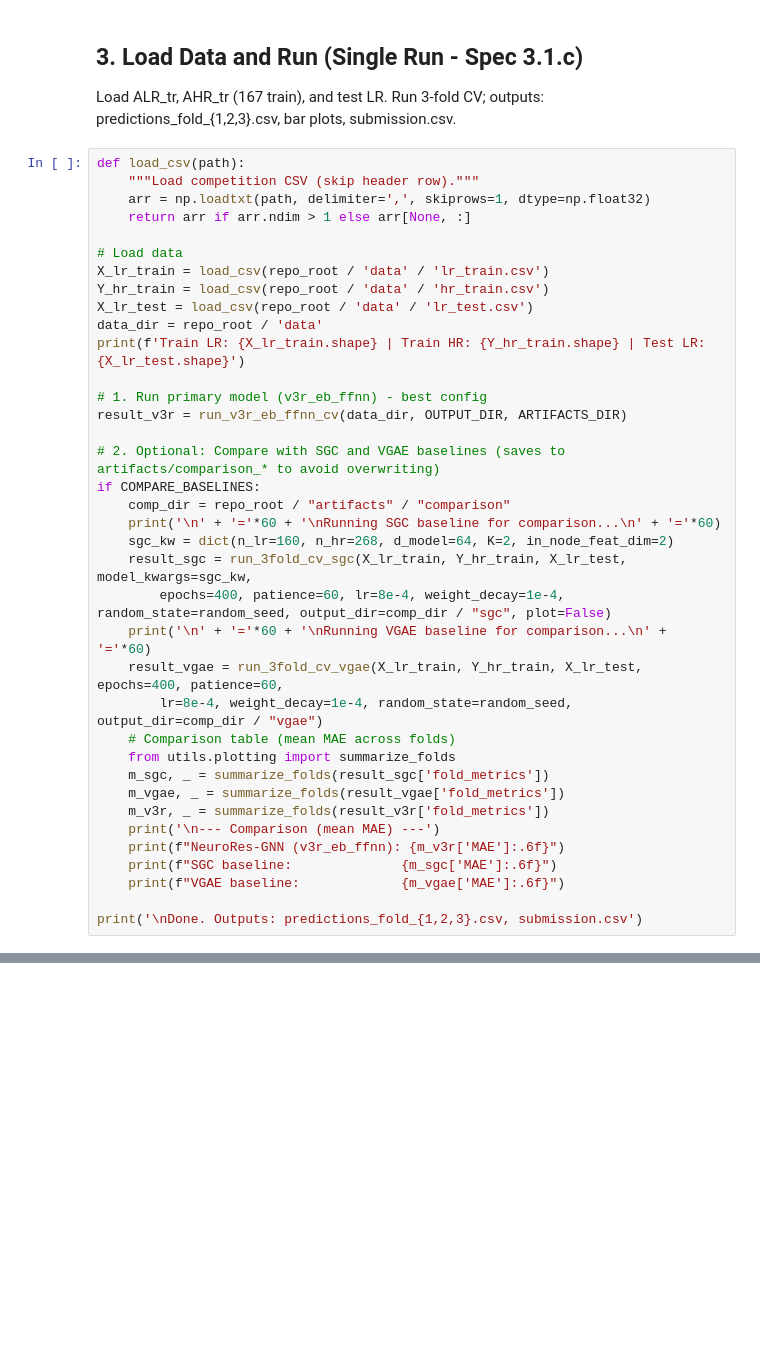
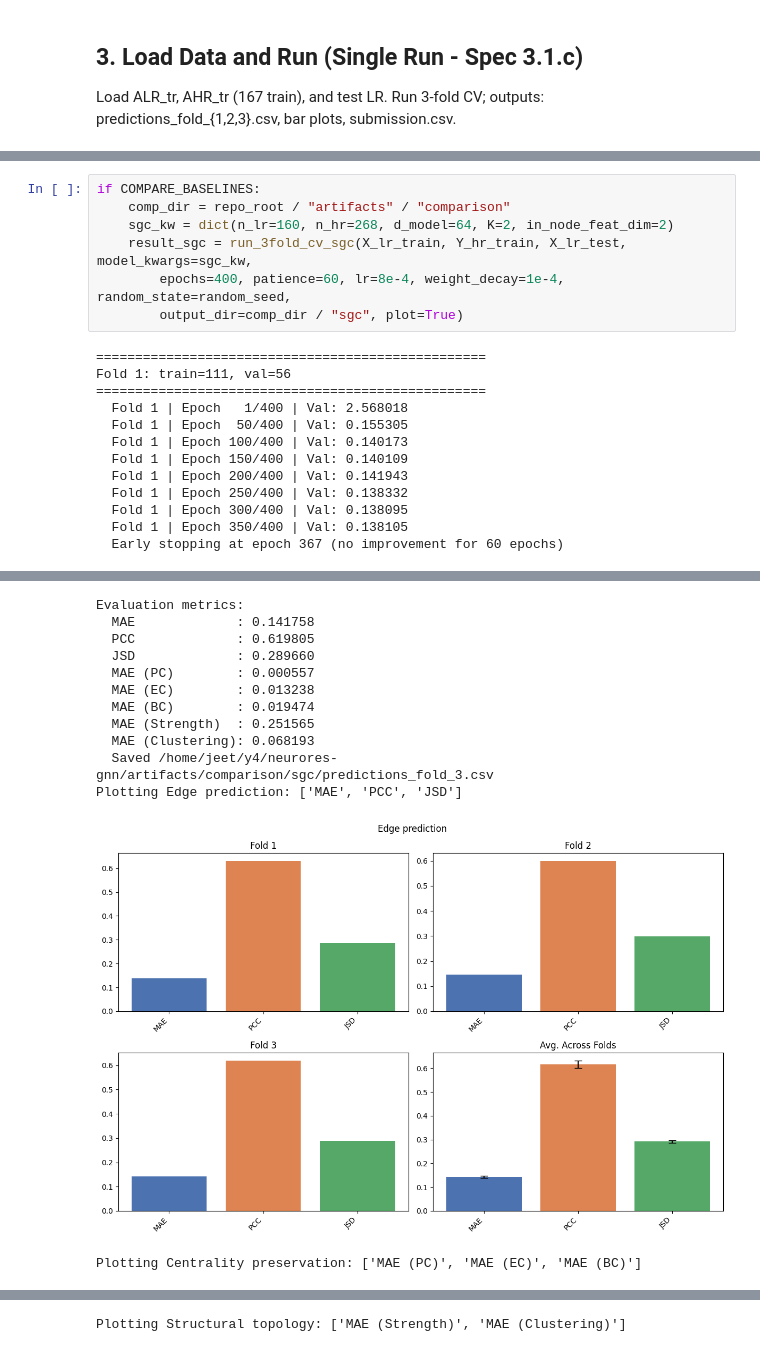
Before and after one commit to SowrCrem/neurores-gnn, a Jupyter notebook: notebooks/main.ipynb, the cells around one changed output, grey strips where cells are left out. Cells and saved outputs as stored; diff of their text form; blank space fills up the shorter version.

```diff
--- a/notebooks/main.ipynb
+++ b/notebooks/main.ipynb
@@ -347,40 +351,3 @@ def run_3fold_cv_vgae(X_lr_train, Y_hr_train, X_lr_test, n_lr=160, n_hr=268, epo
 ## 3. Load Data and Run (Single Run - Spec 3.1.c)
 
 Load ALR_tr, AHR_tr (167 train), and test LR. Run 3-fold CV; outputs: predictions_fold_{1,2,3}.csv, bar plots, submission.csv.
-# %%
-def load_csv(path):
-    """Load competition CSV (skip header row)."""
-    arr = np.loadtxt(path, delimiter=',', skiprows=1, dtype=np.float32)
-    return arr if arr.ndim > 1 else arr[None, :]
-
-# Load data
-X_lr_train = load_csv(repo_root / 'data' / 'lr_train.csv')
-Y_hr_train = load_csv(repo_root / 'data' / 'hr_train.csv')
-X_lr_test = load_csv(repo_root / 'data' / 'lr_test.csv')
-data_dir = repo_root / 'data'
-print(f'Train LR: {X_lr_train.shape} | Train HR: {Y_hr_train.shape} | Test LR: {X_lr_test.shape}')
-
-# 1. Run primary model (v3r_eb_ffnn) - best config
-result_v3r = run_v3r_eb_ffnn_cv(data_dir, OUTPUT_DIR, ARTIFACTS_DIR)
-
-# 2. Optional: Compare with SGC and VGAE baselines (saves to artifacts/comparison_* to avoid overwriting)
-if COMPARE_BASELINES:
-    comp_dir = repo_root / "artifacts" / "comparison"
-    print('\n' + '='*60 + '\nRunning SGC baseline for comparison...\n' + '='*60)
-    sgc_kw = dict(n_lr=160, n_hr=268, d_model=64, K=2, in_node_feat_dim=2)
-    result_sgc = run_3fold_cv_sgc(X_lr_train, Y_hr_train, X_lr_test, model_kwargs=sgc_kw,
-        epochs=400, patience=60, lr=8e-4, weight_decay=1e-4, random_state=random_seed, output_dir=comp_dir / "sgc", plot=False)
-    print('\n' + '='*60 + '\nRunning VGAE baseline for comparison...\n' + '='*60)
-    result_vgae = run_3fold_cv_vgae(X_lr_train, Y_hr_train, X_lr_test, epochs=400, patience=60,
-        lr=8e-4, weight_decay=1e-4, random_state=random_seed, output_dir=comp_dir / "vgae")
-    # Comparison table (mean MAE across folds)
-    from utils.plotting import summarize_folds
-    m_sgc, _ = summarize_folds(result_sgc['fold_metrics'])
-    m_vgae, _ = summarize_folds(result_vgae['fold_metrics'])
-    m_v3r, _ = summarize_folds(result_v3r['fold_metrics'])
-    print('\n--- Comparison (mean MAE) ---')
-    print(f"NeuroRes-GNN (v3r_eb_ffnn): {m_v3r['MAE']:.6f}")
-    print(f"SGC baseline:              {m_sgc['MAE']:.6f}")
-    print(f"VGAE baseline:             {m_vgae['MAE']:.6f}")
-
-print('\nDone. Outputs: predictions_fold_{1,2,3}.csv, submission.csv')
@@ -492,0 +455,20 @@ Evaluation metrics:
+# %%
+if COMPARE_BASELINES:
+    comp_dir = repo_root / "artifacts" / "comparison"
+    sgc_kw = dict(n_lr=160, n_hr=268, d_model=64, K=2, in_node_feat_dim=2)
+    result_sgc = run_3fold_cv_sgc(X_lr_train, Y_hr_train, X_lr_test, model_kwargs=sgc_kw,
+        epochs=400, patience=60, lr=8e-4, weight_decay=1e-4, random_state=random_seed,
+        output_dir=comp_dir / "sgc", plot=True)
+# %% [output]
+==================================================
+Fold 1: train=111, val=56
+==================================================
+  Fold 1 | Epoch   1/400 | Val: 2.568018
+  Fold 1 | Epoch  50/400 | Val: 0.155305
+  Fold 1 | Epoch 100/400 | Val: 0.140173
+  Fold 1 | Epoch 150/400 | Val: 0.140109
+  Fold 1 | Epoch 200/400 | Val: 0.141943
+  Fold 1 | Epoch 250/400 | Val: 0.138332
+  Fold 1 | Epoch 300/400 | Val: 0.138095
+  Fold 1 | Epoch 350/400 | Val: 0.138105
+  Early stopping at epoch 367 (no improvement for 60 epochs)
@@ -492,0 +510,13 @@ Evaluation metrics:
+Evaluation metrics:
+  MAE             : 0.141758
+  PCC             : 0.619805
+  JSD             : 0.289660
+  MAE (PC)        : 0.000557
+  MAE (EC)        : 0.013238
+  MAE (BC)        : 0.019474
+  MAE (Strength)  : 0.251565
+  MAE (Clustering): 0.068193
+  Saved /home/jeet/y4/neurores-gnn/artifacts/comparison/sgc/predictions_fold_3.csv
+Plotting Edge prediction: ['MAE', 'PCC', 'JSD']
+[figure, added]
+Plotting Centrality preservation: ['MAE (PC)', 'MAE (EC)', 'MAE (BC)']
@@ -492,0 +524 @@ Evaluation metrics:
+Plotting Structural topology: ['MAE (Strength)', 'MAE (Clustering)']
```
Also changed, not shown: parts of 15 cells of this notebook.
